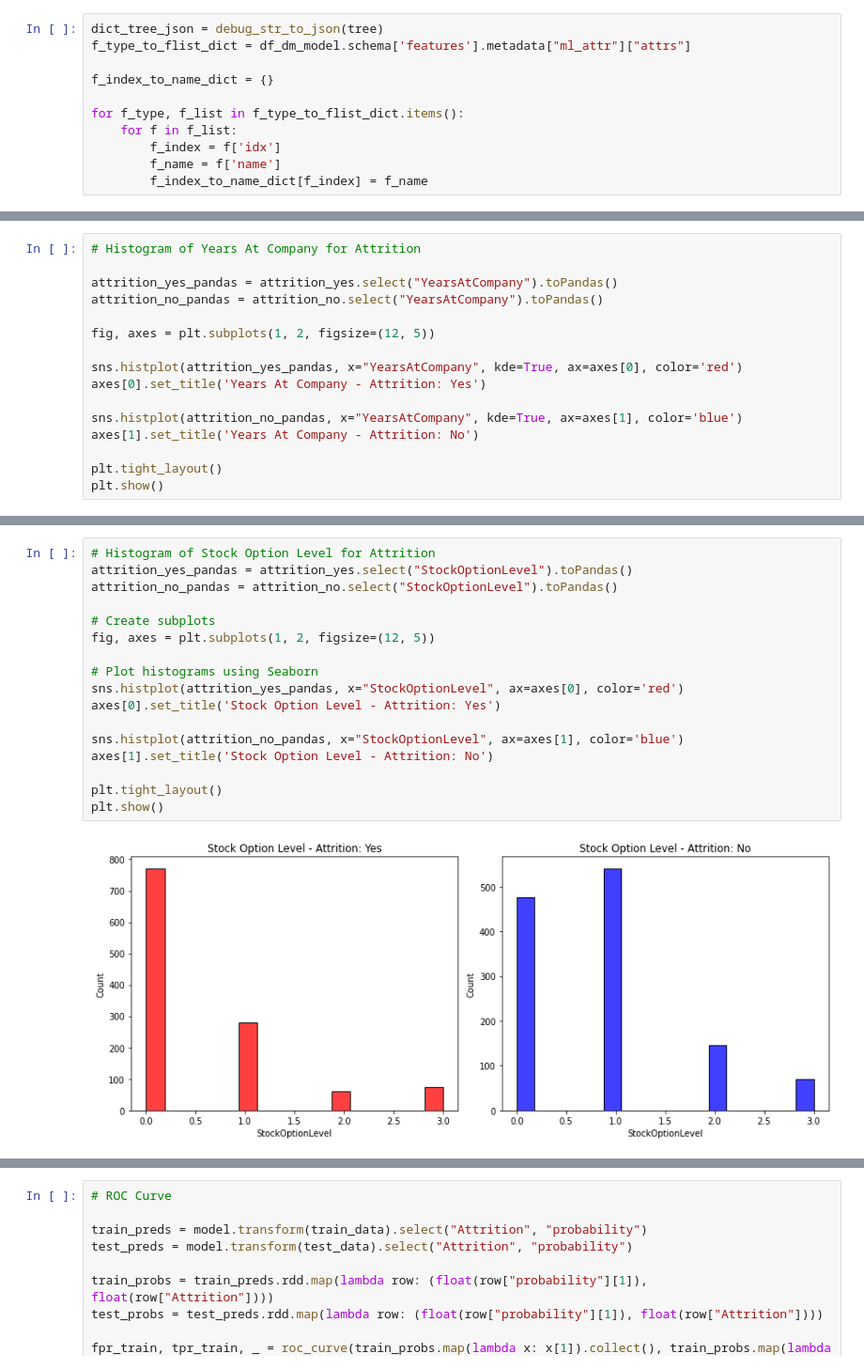
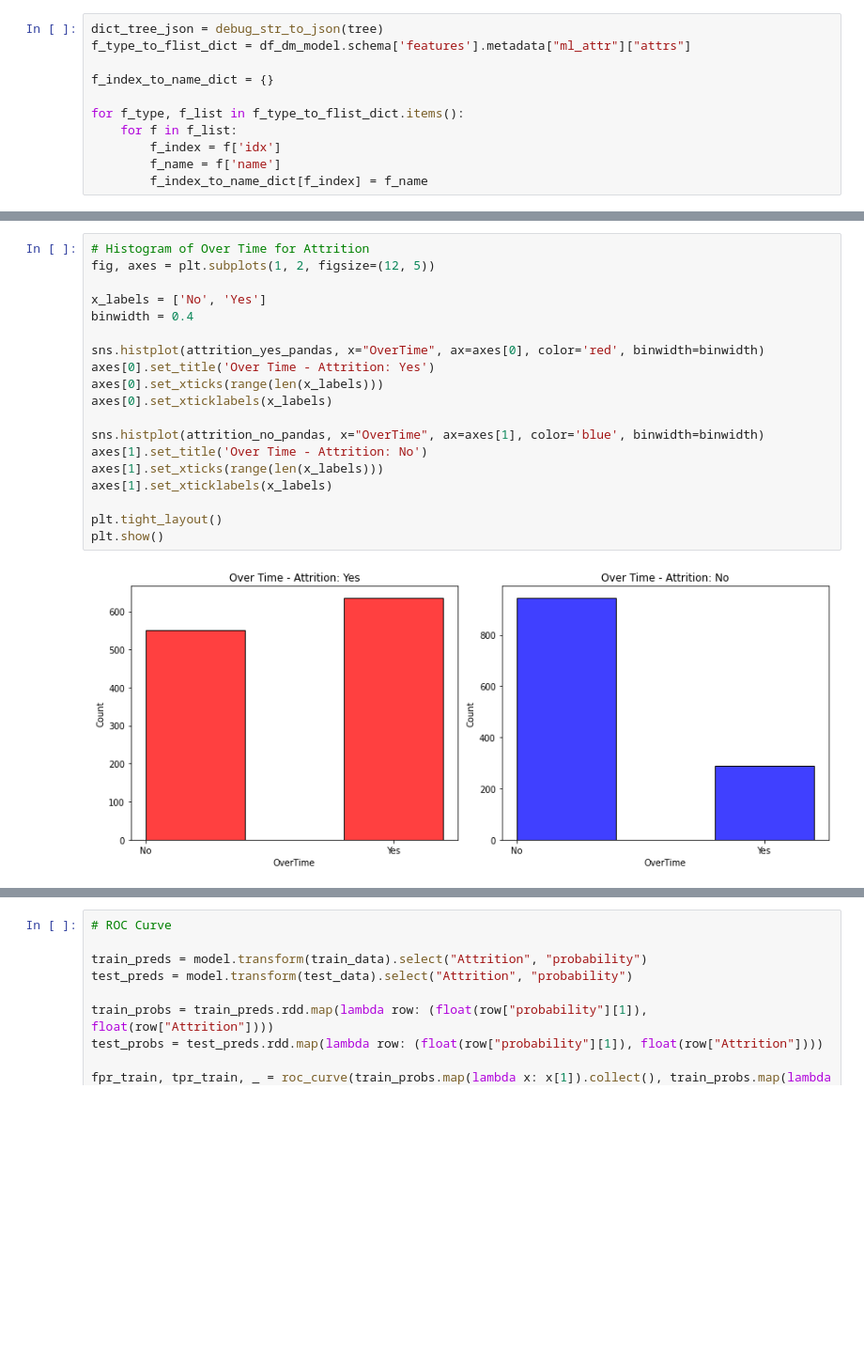
Before and after one commit to jhon232uoa/INFOSYS722-ITERATION-4, a Jupyter notebook: Employee_Attrition_Analysis.ipynb, the cells around one changed output, grey strips where cells are left out. Shown at 94% size. Drawn from its saved outputs; the diff is of its cells as text; blank space fills up the shorter version.

```diff
--- a/Employee_Attrition_Analysis.ipynb
+++ b/Employee_Attrition_Analysis.ipynb
@@ -1868,16 +1861,0 @@ plt.show()
-# %%
-# Histogram of Years At Company for Attrition
-
-attrition_yes_pandas = attrition_yes.select("YearsAtCompany").toPandas()
-attrition_no_pandas = attrition_no.select("YearsAtCompany").toPandas()
-
-fig, axes = plt.subplots(1, 2, figsize=(12, 5))
-
-sns.histplot(attrition_yes_pandas, x="YearsAtCompany", kde=True, ax=axes[0], color='red')
-axes[0].set_title('Years At Company - Attrition: Yes')
-
-sns.histplot(attrition_no_pandas, x="YearsAtCompany", kde=True, ax=axes[1], color='blue')
-axes[1].set_title('Years At Company - Attrition: No')
-
-plt.tight_layout()
-plt.show()
@@ -1889,19 +1862,21 @@ AnalysisException: cannot resolve 'YearsAtCompany' given input columns: [Age, At
 # %%
-# Histogram of Stock Option Level for Attrition
-attrition_yes_pandas = attrition_yes.select("StockOptionLevel").toPandas()
-attrition_no_pandas = attrition_no.select("StockOptionLevel").toPandas()
-
-# Create subplots
+# Histogram of Over Time for Attrition
 fig, axes = plt.subplots(1, 2, figsize=(12, 5))
 
-# Plot histograms using Seaborn
-sns.histplot(attrition_yes_pandas, x="StockOptionLevel", ax=axes[0], color='red')
-axes[0].set_title('Stock Option Level - Attrition: Yes')
+x_labels = ['No', 'Yes']
+binwidth = 0.4
 
-sns.histplot(attrition_no_pandas, x="StockOptionLevel", ax=axes[1], color='blue')
-axes[1].set_title('Stock Option Level - Attrition: No')
+sns.histplot(attrition_yes_pandas, x="OverTime", ax=axes[0], color='red', binwidth=binwidth)
+axes[0].set_title('Over Time - Attrition: Yes')
+axes[0].set_xticks(range(len(x_labels)))
+axes[0].set_xticklabels(x_labels)
+
+sns.histplot(attrition_no_pandas, x="OverTime", ax=axes[1], color='blue', binwidth=binwidth)
+axes[1].set_title('Over Time - Attrition: No')
+axes[1].set_xticks(range(len(x_labels)))
+axes[1].set_xticklabels(x_labels)
 
 plt.tight_layout()
 plt.show()
 # %% [output]
-[figure, old version]
+[figure, new version]
```
Also changed, not shown: parts of 9 cells of this notebook.
